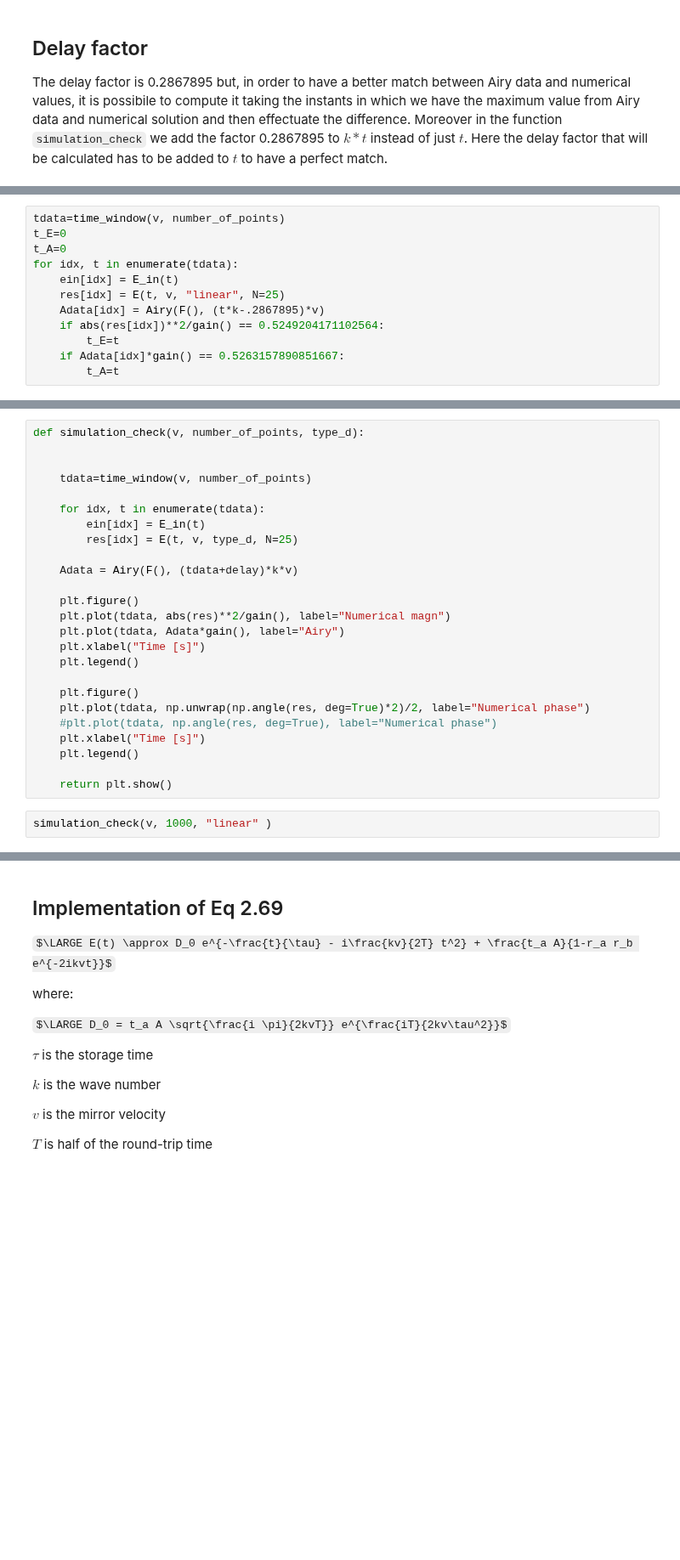
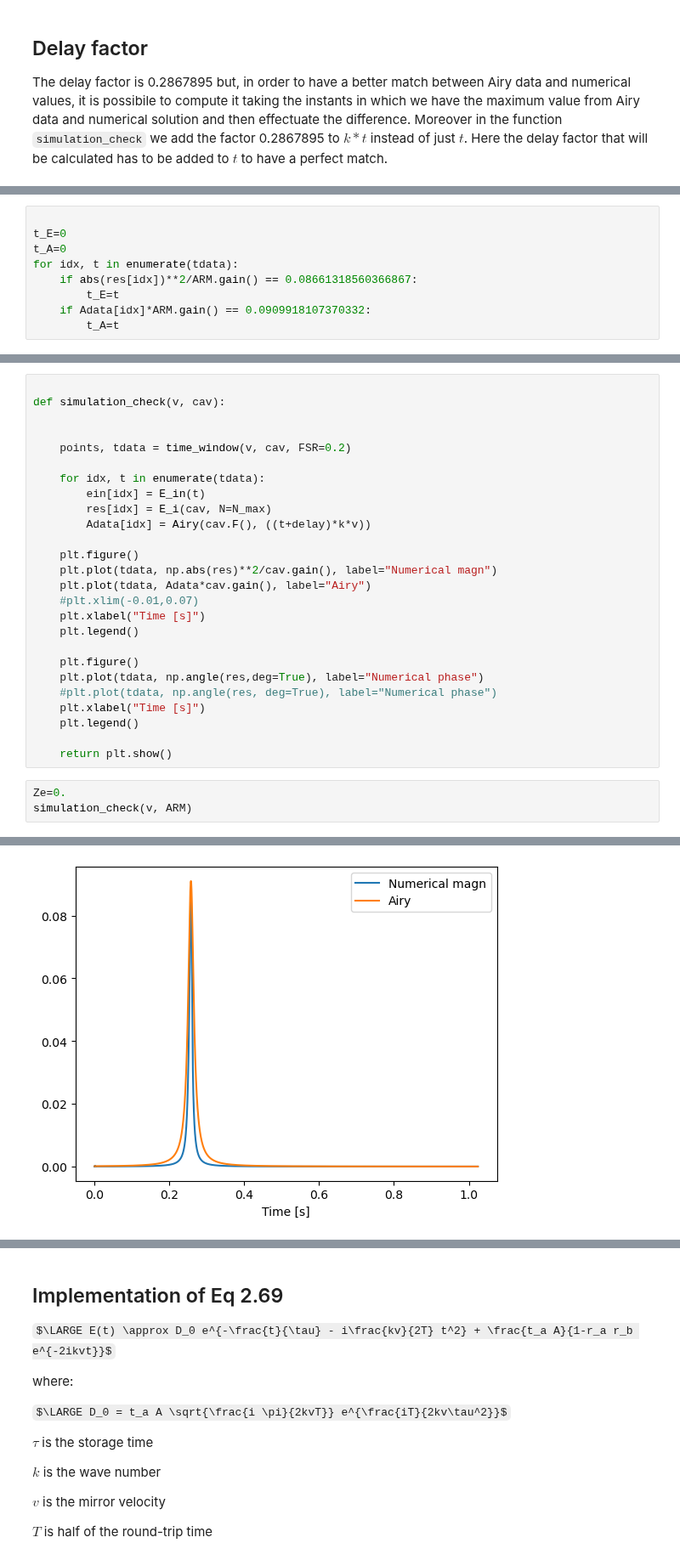
Before and after one commit to matib12/oreonspy, a Jupyter notebook: nb/FP cavity dynamics.ipynb, the cells around one changed output, grey strips where cells are left out. Shown at 85% size. Saved outputs shown, nothing was run; the diff lists cells and outputs as text; some formulas as TeX source; blank space fills up the shorter version.

```diff
--- a/nb/FP cavity dynamics.ipynb
+++ b/nb/FP cavity dynamics.ipynb
@@ -410,14 +414,11 @@ np.max(Adata*gain())
 # %%
-tdata=time_window(v, number_of_points)
+
 t_E=0
 t_A=0
 for idx, t in enumerate(tdata):
-    ein[idx] = E_in(t)
-    res[idx] = E(t, v, "linear", N=25)
-    Adata[idx] = Airy(F(), (t*k-.2867895)*v)
-    if abs(res[idx])**2/gain() == 0.5249204171102564:
+    if abs(res[idx])**2/ARM.gain() == 0.08661318560366867:
         t_E=t
-    if Adata[idx]*gain() == 0.5263157890851667:
+    if Adata[idx]*ARM.gain() == 0.0909918107370332:
         t_A=t
 # %%
 print(t_E)
@@ -429,27 +436,30 @@ print(delay)
 # %%
-def simulation_check(v, number_of_points, type_d):
+
+def simulation_check(v, cav):
 
 
-    tdata=time_window(v, number_of_points)
+    points, tdata = time_window(v, cav, FSR=0.2)
 
     for idx, t in enumerate(tdata):
         ein[idx] = E_in(t)
-        res[idx] = E(t, v, type_d, N=25)
-
-    Adata = Airy(F(), (tdata+delay)*k*v)
+        res[idx] = E_i(cav, N=N_max)
+        Adata[idx] = Airy(cav.F(), ((t+delay)*k*v))
 
     plt.figure()
-    plt.plot(tdata, abs(res)**2/gain(), label="Numerical magn")
-    plt.plot(tdata, Adata*gain(), label="Airy")
+    plt.plot(tdata, np.abs(res)**2/cav.gain(), label="Numerical magn")
+    plt.plot(tdata, Adata*cav.gain(), label="Airy")
+    #plt.xlim(-0.01,0.07)
     plt.xlabel("Time [s]")
     plt.legend()
 
     plt.figure()
-    plt.plot(tdata, np.unwrap(np.angle(res, deg=True)*2)/2, label="Numerical phase")
+    plt.plot(tdata, np.angle(res,deg=True), label="Numerical phase")
     #plt.plot(tdata, np.angle(res, deg=True), label="Numerical phase")
     plt.xlabel("Time [s]")
     plt.legend()
 
     return plt.show()
 # %%
-simulation_check(v, 1000, "linear" )
+Ze=0.
+simulation_check(v, ARM)
+# %% [output]
@@ -455,0 +468 @@ simulation_check(v, 1000, "linear" )
+[figure, added]
```
Also changed, not shown: parts of 24 cells of this notebook.
